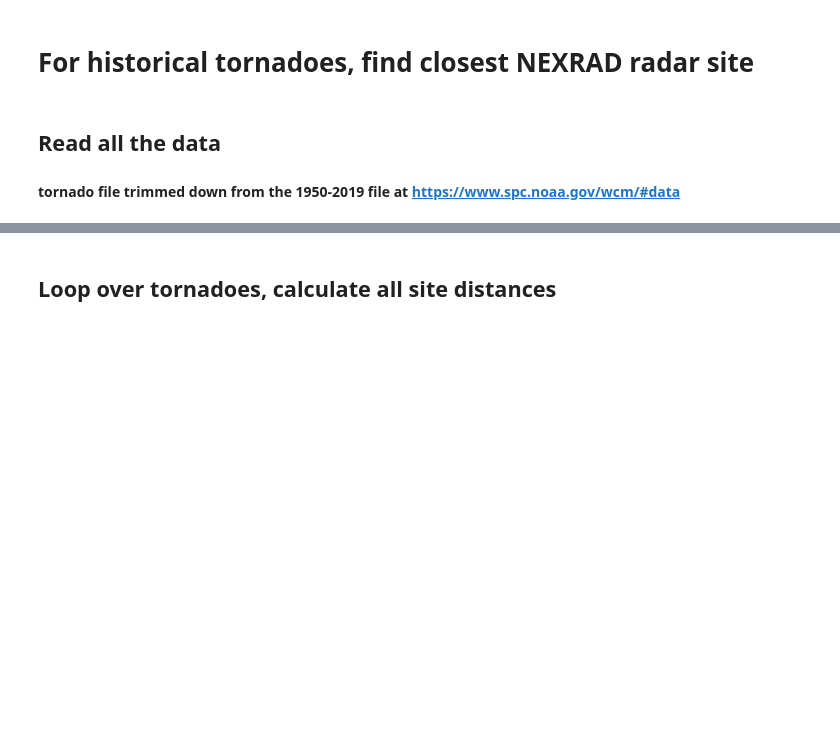
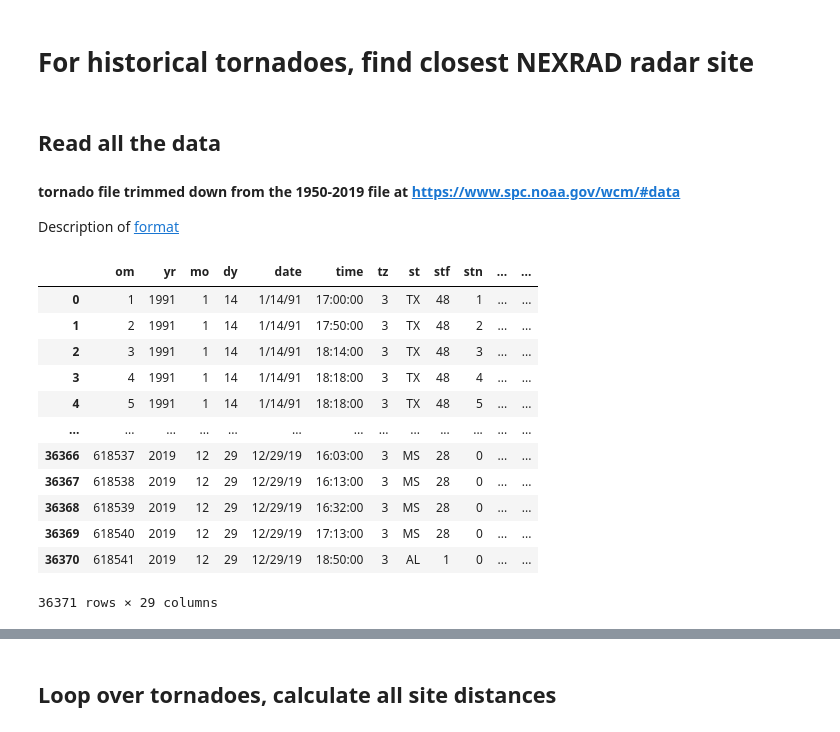
Before and after one commit to MPOcanes/MPO624_2022, a Jupyter notebook: Notebooks/TornadosClosestToRadars.ipynb, the cells around one changed output, grey strips where cells are left out. Drawn from its saved outputs; the diff is of its cells as text; code cells hidden in the pictures; blank space fills up the shorter version.

```diff
--- a/Notebooks/TornadosClosestToRadars.ipynb
+++ b/Notebooks/TornadosClosestToRadars.ipynb
@@ -6,5 +6,21 @@ import pandas as pd
 # %% [markdown]
 ## Read all the data
 #### tornado file trimmed down from the 1950-2019 file at https://www.spc.noaa.gov/wcm/#data
+Description of [format](https://www.spc.noaa.gov/wcm/data/SPC_severe_database_description.pdf)
 # %%
 tornadoes = pd.read_csv('~/Box/MPO624_data/1991-2019_all_tornadoes.csv')
+tornadoes
+# %% [output]
+|  | om | yr | mo | dy | date | time | tz | st | stf | stn | ... | ... |
+| 0 | 1 | 1991 | 1 | 14 | 1/14/91 | 17:00:00 | 3 | TX | 48 | 1 | ... | ... |
+| 1 | 2 | 1991 | 1 | 14 | 1/14/91 | 17:50:00 | 3 | TX | 48 | 2 | ... | ... |
+| 2 | 3 | 1991 | 1 | 14 | 1/14/91 | 18:14:00 | 3 | TX | 48 | 3 | ... | ... |
+| 3 | 4 | 1991 | 1 | 14 | 1/14/91 | 18:18:00 | 3 | TX | 48 | 4 | ... | ... |
+| 4 | 5 | 1991 | 1 | 14 | 1/14/91 | 18:18:00 | 3 | TX | 48 | 5 | ... | ... |
+| ... | ... | ... | ... | ... | ... | ... | ... | ... | ... | ... | ... | ... |
+| 36366 | 618537 | 2019 | 12 | 29 | 12/29/19 | 16:03:00 | 3 | MS | 28 | 0 | ... | ... |
+| 36367 | 618538 | 2019 | 12 | 29 | 12/29/19 | 16:13:00 | 3 | MS | 28 | 0 | ... | ... |
+| 36368 | 618539 | 2019 | 12 | 29 | 12/29/19 | 16:32:00 | 3 | MS | 28 | 0 | ... | ... |
+| 36369 | 618540 | 2019 | 12 | 29 | 12/29/19 | 17:13:00 | 3 | MS | 28 | 0 | ... | ... |
+| 36370 | 618541 | 2019 | 12 | 29 | 12/29/19 | 18:50:00 | 3 | AL | 1 | 0 | ... | ... |
+36371 rows × 29 columns
```
Also changed, not shown: parts of 19 cells of this notebook, 1 other file.
